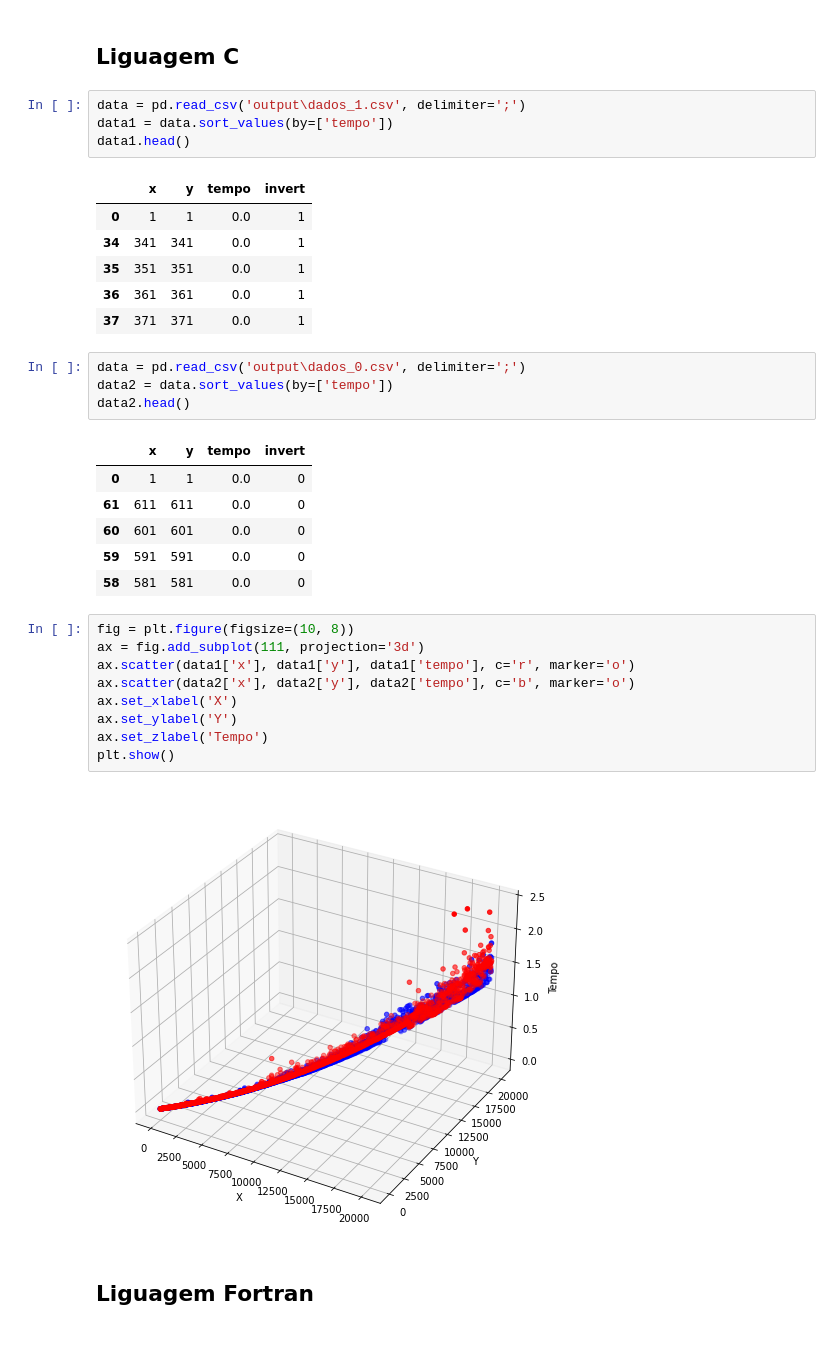
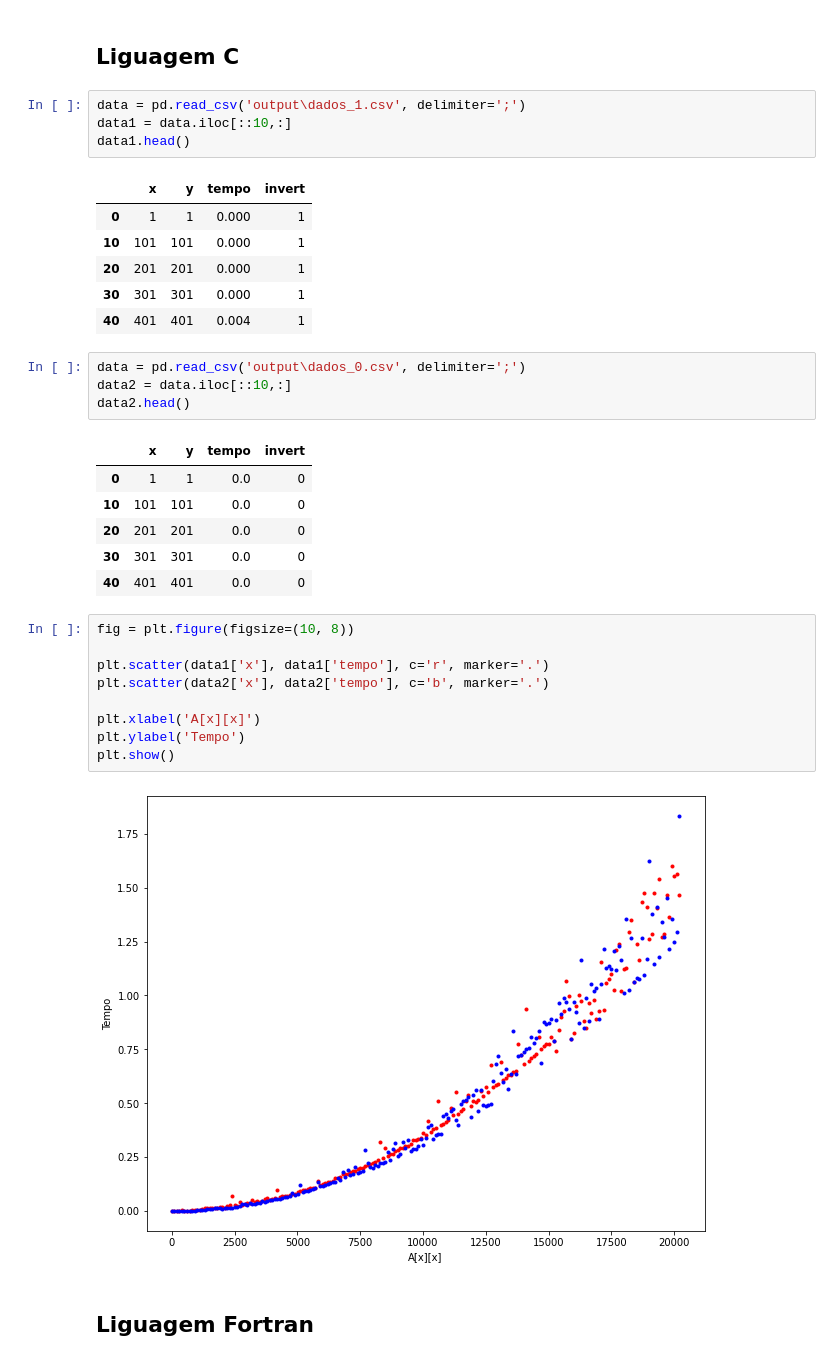
Before and after one commit to YasminForestti/Computacao-de-alto-desempenho, a Jupyter notebook: Grafico.ipynb, the cells around one changed output. Saved outputs shown, nothing was run; the diff lists cells and outputs as text.

```diff
--- a/Grafico.ipynb
+++ b/Grafico.ipynb
@@ -8,37 +8,37 @@ import pandas as pd
 ## Liguagem C
 # %%
 data = pd.read_csv('output\dados_1.csv', delimiter=';')
-data1 = data.sort_values(by=['tempo'])
+data1 = data.iloc[::10,:]
 data1.head()
 # %% [output]
 |  | x | y | tempo | invert |
-| 0 | 1 | 1 | 0.0 | 1 |
-| 34 | 341 | 341 | 0.0 | 1 |
-| 35 | 351 | 351 | 0.0 | 1 |
-| 36 | 361 | 361 | 0.0 | 1 |
-| 37 | 371 | 371 | 0.0 | 1 |
+| 0 | 1 | 1 | 0.000 | 1 |
+| 10 | 101 | 101 | 0.000 | 1 |
+| 20 | 201 | 201 | 0.000 | 1 |
+| 30 | 301 | 301 | 0.000 | 1 |
+| 40 | 401 | 401 | 0.004 | 1 |
 # %%
 data = pd.read_csv('output\dados_0.csv', delimiter=';')
-data2 = data.sort_values(by=['tempo'])
+data2 = data.iloc[::10,:]
 data2.head()
 # %% [output]
 |  | x | y | tempo | invert |
 | 0 | 1 | 1 | 0.0 | 0 |
-| 61 | 611 | 611 | 0.0 | 0 |
-| 60 | 601 | 601 | 0.0 | 0 |
-| 59 | 591 | 591 | 0.0 | 0 |
-| 58 | 581 | 581 | 0.0 | 0 |
+| 10 | 101 | 101 | 0.0 | 0 |
+| 20 | 201 | 201 | 0.0 | 0 |
+| 30 | 301 | 301 | 0.0 | 0 |
+| 40 | 401 | 401 | 0.0 | 0 |
 # %%
 fig = plt.figure(figsize=(10, 8))
-ax = fig.add_subplot(111, projection='3d')
-ax.scatter(data1['x'], data1['y'], data1['tempo'], c='r', marker='o')
-ax.scatter(data2['x'], data2['y'], data2['tempo'], c='b', marker='o')
-ax.set_xlabel('X')
-ax.set_ylabel('Y')
-ax.set_zlabel('Tempo')
+
+plt.scatter(data1['x'], data1['tempo'], c='r', marker='.')
+plt.scatter(data2['x'], data2['tempo'], c='b', marker='.')
+
+plt.xlabel('A[x][x]')
+plt.ylabel('Tempo')
 plt.show()
 # %% [output]
-[figure, old version]
+[figure, new version]
 # %% [markdown]
 ## Liguagem Fortran
 # %%
```
